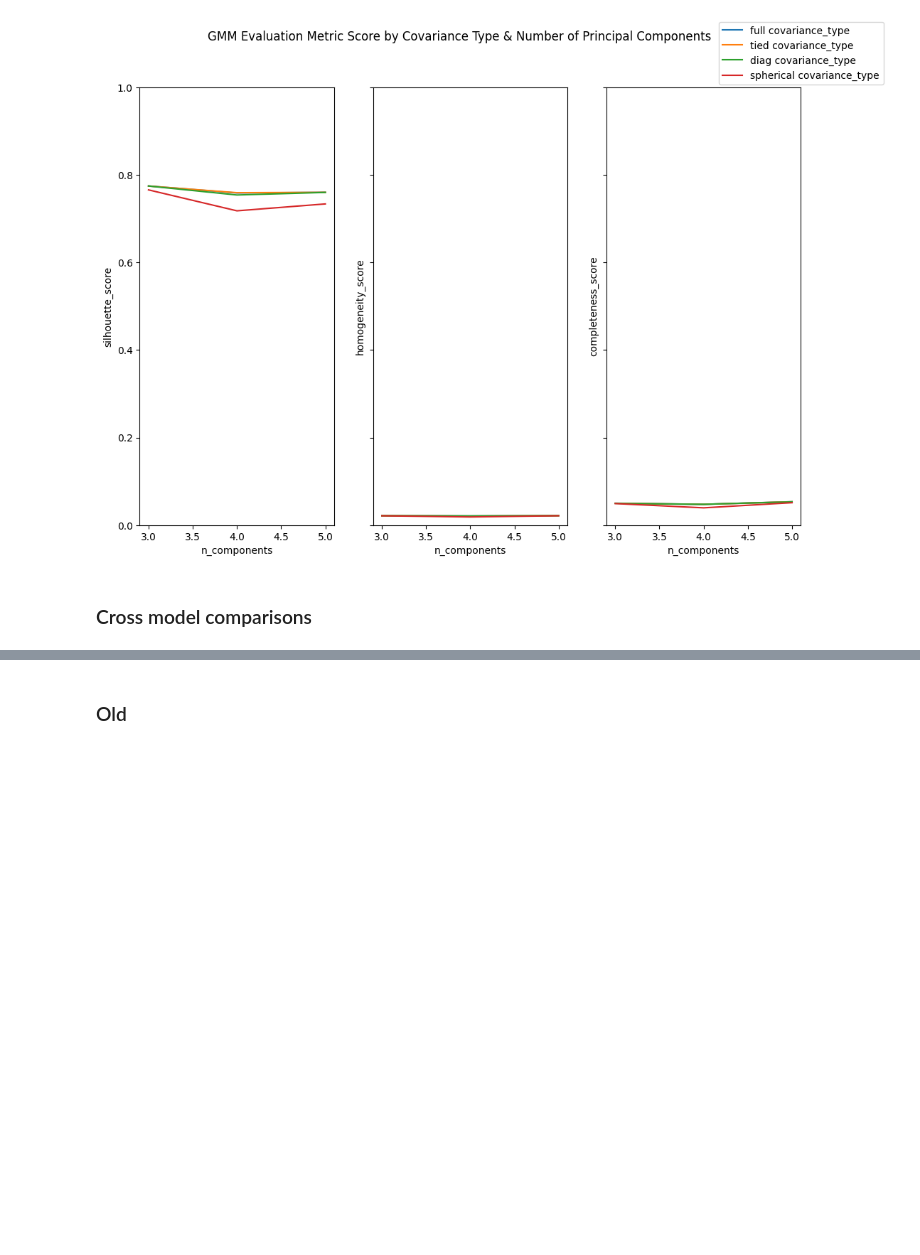
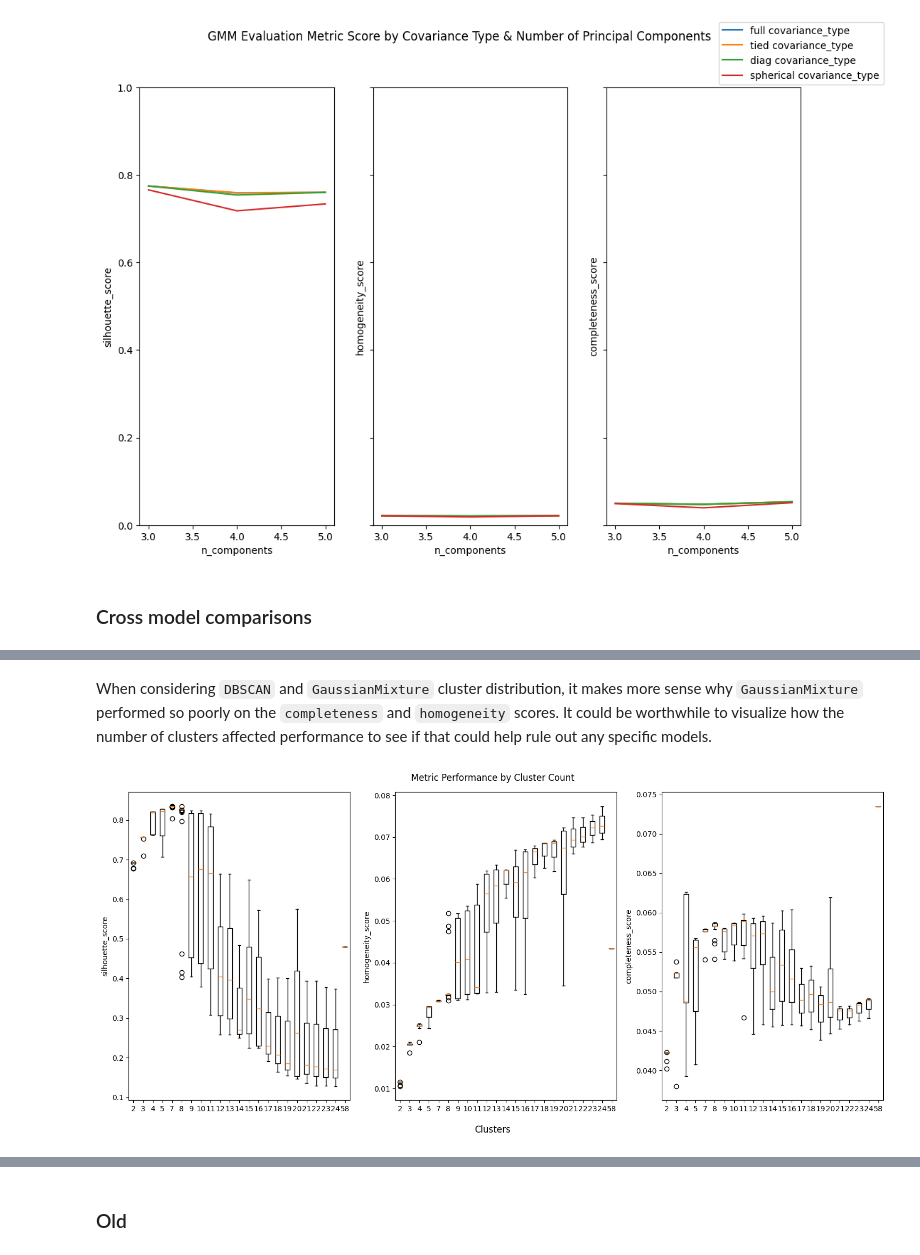
Before and after one commit to MattGroho/tab-hero, a Jupyter notebook: notebooks/unsupervised_pipeline_investigation.ipynb, the cells around one changed output, grey strips where cells are left out. Cells and saved outputs as stored; diff of their text form; code cells hidden in the pictures; blank space fills up the shorter version.

```diff
--- a/notebooks/unsupervised_pipeline_investigation.ipynb
+++ b/notebooks/unsupervised_pipeline_investigation.ipynb
@@ -1320,0 +1385,44 @@ song_genre.head()
+# %% [markdown]
+When considering `DBSCAN` and `GaussianMixture` cluster distribution, it makes more sense why `GaussianMixture` performed so poorly on the `completeness` and `homogeneity` scores. It could be worthwhile to visualize how the number of clusters affected performance to see if that could help rule out any specific models.
+# %%
+# Because the concatenation is occuring in the same order that the models were generated, we don't need to worry about special mapping methods
+model_evaluation_df = pd.concat(model_evaluation_dfs)
+model_evaluation_df.loc[:, 'n_clusters'] = n_clusters_per_model.iloc[2:].values # ignoring the song_id and genre_id columns
+
+clusters = sorted(model_evaluation_df.n_clusters.unique())
+
+silhouette_by_cluster = []
+homogeneity_by_cluster = []
+completeness_by_cluster = []
+
+for cluster in clusters:
+    silhouette_scores = model_evaluation_df.loc[model_evaluation_df.n_clusters == cluster, 'silhouette_score'].tolist()
+    silhouette_by_cluster.append(silhouette_scores)
+
+    homogeneity_scores = model_evaluation_df.loc[model_evaluation_df.n_clusters == cluster, 'homogeneity_score'].tolist()
+    homogeneity_by_cluster.append(homogeneity_scores)
+
+    completeness_scores = model_evaluation_df.loc[model_evaluation_df.n_clusters == cluster, 'completeness_score'].tolist()
+    completeness_by_cluster.append(completeness_scores)
+
+fig, ax = plt.subplots(nrows=1, ncols=3, figsize=(15,7))
+
+by_cluster_scores = [
+    silhouette_by_cluster,
+    homogeneity_by_cluster,
+    completeness_by_cluster
+]
+
+for i in range(3):
+    ax[i].boxplot(
+        by_cluster_scores[i],
+        tick_labels=clusters
+    )
+
+    ax[i].set_ylabel(metrics[i])
+
+fig.supxlabel("Clusters")
+fig.suptitle("Metric Performance by Cluster Count")
+fig.tight_layout();
+# %% [output]
+[figure, added]
```
Also changed, not shown: parts of 10 cells of this notebook.
